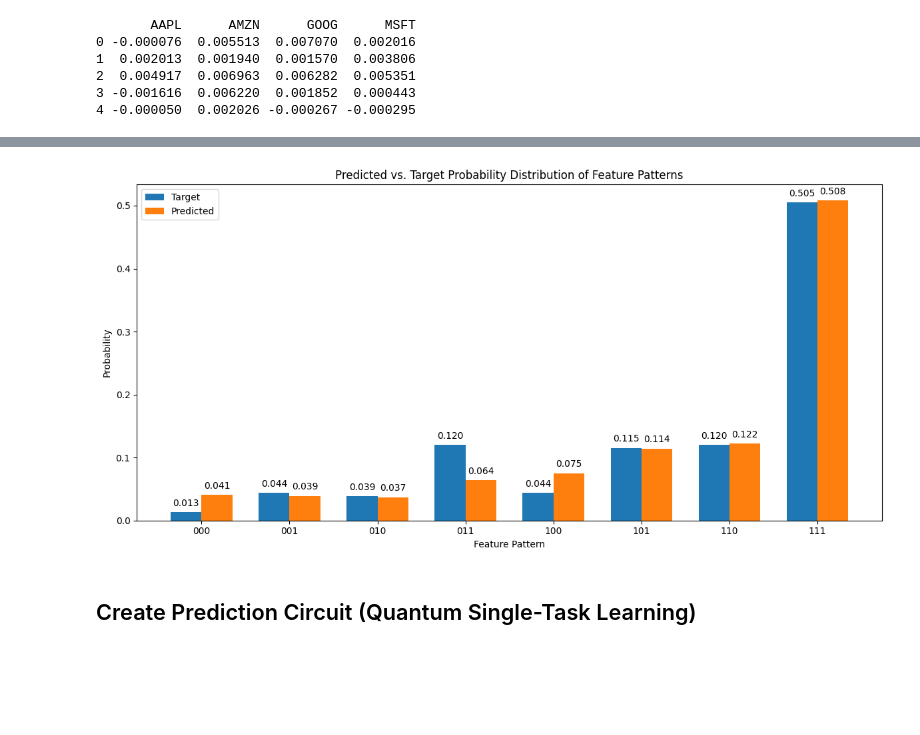
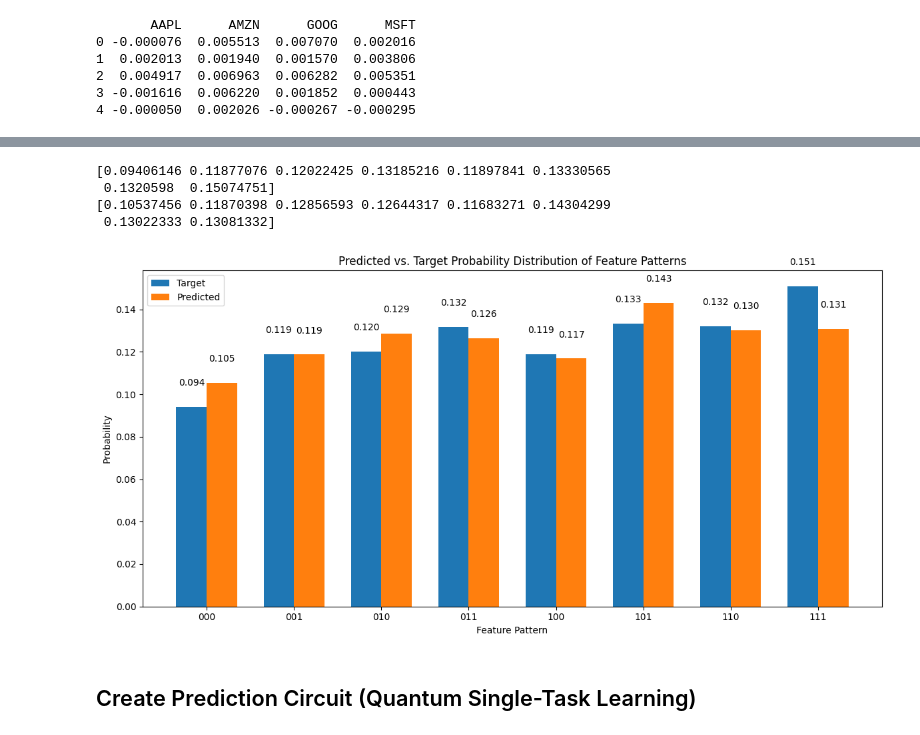
Before and after one commit to Rishivarshil/osuquantumclub, a Jupyter notebook: cqnn_mvp.ipynb, the cells around one changed output, grey strips where cells are left out. Drawn from its saved outputs; the diff is of its cells as text; code cells hidden in the pictures; blank space fills up the shorter version.

```diff
--- a/cqnn_mvp.ipynb
+++ b/cqnn_mvp.ipynb
@@ -62,6 +56,14 @@ import numpy as np
 # Number of bins (change this to >2 to get more than binary bins)
 N_BINS = 2
 
+#For now, just put positive as 1 and negative as 0
+df['window'] = df['raw_window'].apply(lambda x: [1 if item > 0 else 0 for item in x])
+
+if VERBOSE:
+    print(df.head())
+
+#Potential code for generalized binning:
+'''
 # Get per-stock min/max from the original log-returns table
 return_mins = df_returns.min()
 return_maxs = df_returns.max()
@@ -83,20 +85,7 @@ def bin_array(arr, context):
         return np.array([int(x > midpoint) for x in arr], dtype=int)
     return np.digitize(arr, interior).astype(int)
 
-# Helper: bin a single scalar value
-def bin_scalar(val, context):
-    ctx = int(context)
-    edges = edges_per_context[ctx]
-    interior = edges[1:-1]
-    v = float(val)
-    if interior.size == 0:
-        midpoint = edges[1]
-        return int(v > midpoint)
-    return int(np.digitize([v], interior)[0])
-
-# Apply binning to each row: features (elementwise) and label (scalar)
-df['features'] = df.apply(lambda row: bin_array(row['raw_features'], row['context']), axis=1)
-df['label'] = df.apply(lambda row: bin_scalar(row['raw_label'], row['context']), axis=1)
+df['window'] = df.apply(lambda row: bin_array(row['raw_window'], row['context']), axis=1)
 
 if VERBOSE: #Testing
     # Verification prints
@@ -104,8 +93,7 @@ if VERBOSE: #Testing
     for _, row in df.head(5).iterrows():
         ctx = int(row['context'])
         print(f"\nContext {ctx} (edges={edges_per_context[ctx]}):")
-        print(f"  raw_features: {row['raw_features']}")
-        print(f"  binned features: {row['features']}")
-        print(f"  raw_label: {row['raw_label']}")
-        print(f"  binned label: {row['label']}")
+        print(f"  raw_window: {row['raw_window']}")
+        print(f"  binned window: {row['window']}")
+'''
 # %% [output]
@@ -257,8 +300,7 @@ N_EPOCHS_SP = 100
 LEARNING_RATE_SP = 0.1
 INIT_PARAM_SCALE = 0.01
 
-target_probs = torch.tensor(probs, dtype=torch.float64)
-#print('target_probs', target_probs)
+target_probs = torch.tensor(feature_probs, dtype=torch.float64)
 
 # Initialize parameters as a NumPy array
 params = nn.Parameter(torch.randn(L_SP, N_WIRES_SP, 2) * INIT_PARAM_SCALE)
@@ -335,27 +377,34 @@ Final prepared probs:
 # %%
 #Plot target probabilities and predicted probabilites
-x = np.arange(len(pattern_strs))
+x = np.arange(len(feat_pattern_strs))
 width = 0.35  # Width of the bars
+
+print(target_out_np)
+print(final_out_np)
 
 plt.figure(figsize=(12, 6))
 plt.bar(x - width/2, target_out_np, width, label='Target')
 plt.bar(x + width/2, final_out_np, width, label='Predicted')
 
 plt.ylabel('Probability')
 plt.xlabel('Feature Pattern')
 plt.title('Predicted vs. Target Probability Distribution of Feature Patterns')
-plt.xticks(x, pattern_strs)
+plt.xticks(x, feat_pattern_strs)
 plt.legend()
 
 # Add probability values on top of bars
 for i, (v1, v2) in enumerate(zip(target_out_np, final_out_np)):
     plt.text(i - width/2, v1 + 0.01, f'{v1:.3f}', ha='center')
     plt.text(i + width/2, v2 + 0.01, f'{v2:.3f}', ha='center')
 
 plt.tight_layout()
 plt.show()
 # %% [output]
+[0.09406146 0.11877076 0.12022425 0.13185216 0.11897841 0.13330565
+ 0.1320598  0.15074751]
+[0.10537456 0.11870398 0.12856593 0.12644317 0.11683271 0.14304299
+ 0.13022333 0.13081332]
-[figure, old version]
+[figure, new version]
 # %% [markdown]
 ## Create Prediction Circuit (Quantum Single-Task Learning)
 # %%
```
Also changed, not shown: parts of 7 cells of this notebook.
